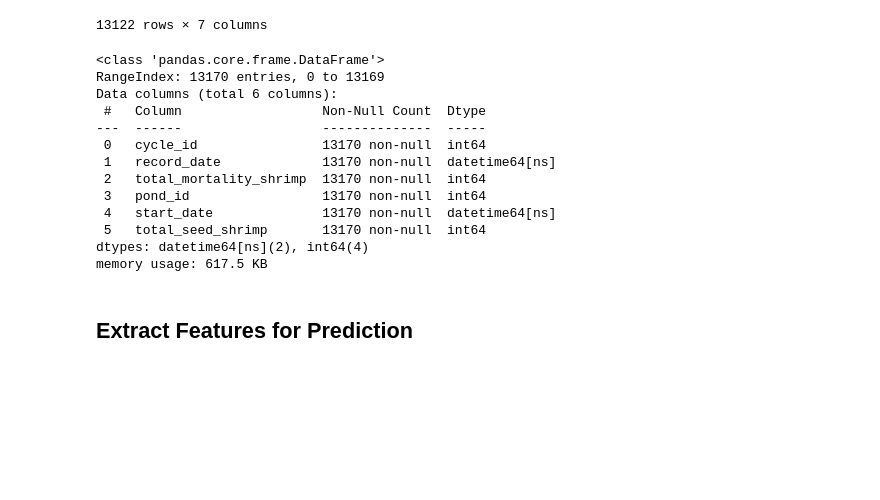
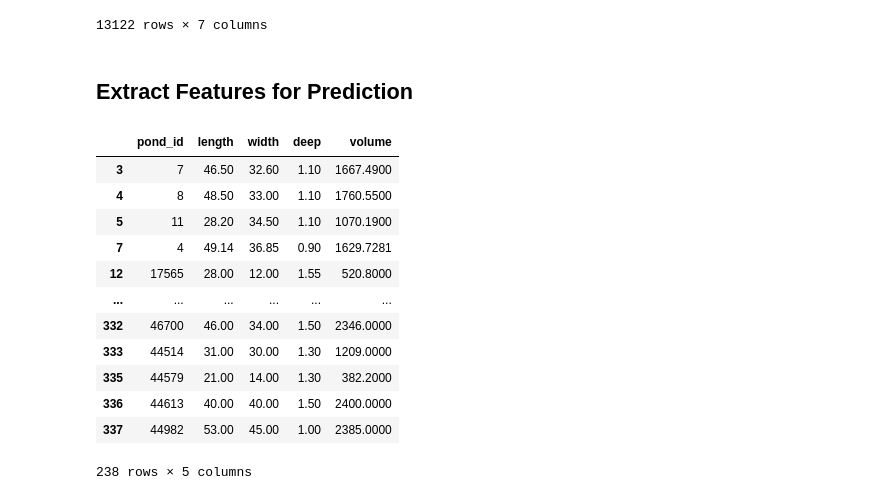
Before and after one commit to Kyunianti19/jala_assignment_test, a Jupyter notebook: analysis.ipynb, the cells around one changed output. Saved outputs shown, nothing was run; the diff lists cells and outputs as text; code cells hidden in the pictures; blank space fills up the shorter version.

```diff
--- a/analysis.ipynb
+++ b/analysis.ipynb
@@ -384,21 +387,29 @@ df_SR
 | 13168 | 29579 | 2024-03-25 | 1735 | 35864 | 2024-02-15 | 50000 | 0.965300 |
 | 13169 | 29579 | 2024-03-26 | 3535 | 35864 | 2024-02-15 | 50000 | 0.929300 |
 13122 rows × 7 columns
-# %%
-df_SR.info()
-# %% [output]
-<class 'pandas.core.frame.DataFrame'>
-RangeIndex: 13170 entries, 0 to 13169
-Data columns (total 6 columns):
- #   Column                  Non-Null Count  Dtype
----  ------                  --------------  -----
- 0   cycle_id                13170 non-null  int64
- 1   record_date             13170 non-null  datetime64[ns]
- 2   total_mortality_shrimp  13170 non-null  int64
- 3   pond_id                 13170 non-null  int64
- 4   start_date              13170 non-null  datetime64[ns]
- 5   total_seed_shrimp       13170 non-null  int64
-dtypes: datetime64[ns](2), int64(4)
-memory usage: 617.5 KB
 # %% [markdown]
 ## Extract Features for Prediction
+# %%
+df_pond = pd.read_csv('Data/ponds.csv')
+df_pond = df_pond[['id', 'length', 'width', 'deep']].copy()
+# Rename columns & change data type
+df_pond.columns = ['pond_id', 'length', 'width', 'deep']
+df_pond['volume'] = df_pond['length'] * df_pond['width'] * df_pond['deep']
+# Drop duplicates and null rows
+df_pond = df_pond.drop_duplicates()
+df_pond = df_pond.dropna(subset=['volume'])
+df_pond
+# %% [output]
+|  | pond_id | length | width | deep | volume |
+| 3 | 7 | 46.50 | 32.60 | 1.10 | 1667.4900 |
+| 4 | 8 | 48.50 | 33.00 | 1.10 | 1760.5500 |
+| 5 | 11 | 28.20 | 34.50 | 1.10 | 1070.1900 |
+| 7 | 4 | 49.14 | 36.85 | 0.90 | 1629.7281 |
+| 12 | 17565 | 28.00 | 12.00 | 1.55 | 520.8000 |
+| ... | ... | ... | ... | ... | ... |
+| 332 | 46700 | 46.00 | 34.00 | 1.50 | 2346.0000 |
+| 333 | 44514 | 31.00 | 30.00 | 1.30 | 1209.0000 |
+| 335 | 44579 | 21.00 | 14.00 | 1.30 | 382.2000 |
+| 336 | 44613 | 40.00 | 40.00 | 1.50 | 2400.0000 |
+| 337 | 44982 | 53.00 | 45.00 | 1.00 | 2385.0000 |
+238 rows × 5 columns
```
Also changed, not shown: parts of 5 cells of this notebook.
